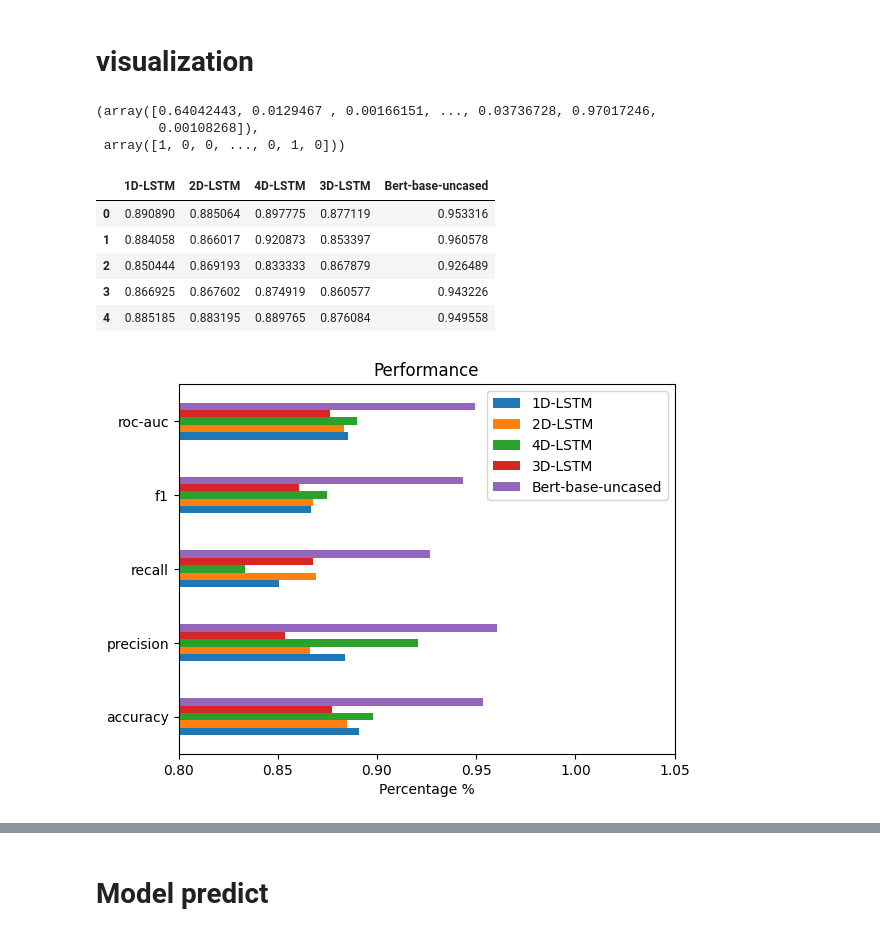
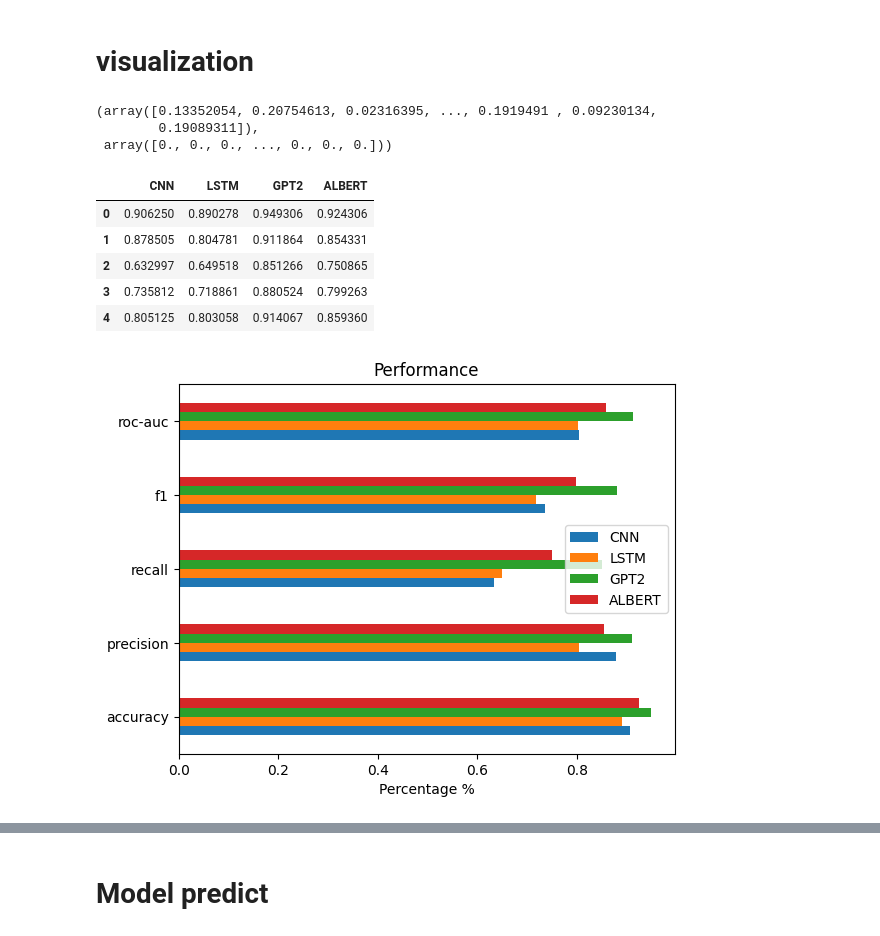
Before and after one commit to RedBatProject/Works, a Jupyter notebook: work_46_rumor.ipynb, the cells around one changed output, grey strips where cells are left out. Saved outputs shown, nothing was run; the diff lists cells and outputs as text; code cells hidden in the pictures.

```diff
--- a/work_46_rumor.ipynb
+++ b/work_46_rumor.ipynb
@@ -1010,10 +1065,10 @@ path = '/content/drive/MyDrive/work 40/results/'
 # %%
-name = 'Albert3'
-dg = pd.read_csv(f'{path}{name}.csv')
+name = 'ALBERT'
+dg = pd.read_csv(f'/content/drive/MyDrive/work 46/Albert23.csv')
 yp,yt = dg['predicted'].to_numpy(),dg['real'].to_numpy()
 yp,yt
 # %% [output]
-(array([0.64042443, 0.0129467 , 0.00166151, ..., 0.03736728, 0.97017246,
-        0.00108268]),
- array([1, 0, 0, ..., 0, 1, 0]))
+(array([0.13352054, 0.20754613, 0.02316395, ..., 0.1919491 , 0.09230134,
+        0.19089311]),
+ array([0., 0., 0., ..., 0., 0., 0.]))
 # %%
@@ -1028,21 +1083,22 @@ y_test, y_pred = yt,yp
 k[f'{name}'] = [accuracy_score(y_test, y_pred),precision_score(y_test, y_pred),recall_score(y_test, y_pred),f1_score(y_test, y_pred),roc_auc_score(y_test, y_pred)]
 k
 # %% [output]
-|  | 1D-LSTM | 2D-LSTM | 4D-LSTM | 3D-LSTM | Bert-base-uncased |
-| 0 | 0.890890 | 0.885064 | 0.897775 | 0.877119 | 0.953316 |
-| 1 | 0.884058 | 0.866017 | 0.920873 | 0.853397 | 0.960578 |
-| 2 | 0.850444 | 0.869193 | 0.833333 | 0.867879 | 0.926489 |
-| 3 | 0.866925 | 0.867602 | 0.874919 | 0.860577 | 0.943226 |
-| 4 | 0.885185 | 0.883195 | 0.889765 | 0.876084 | 0.949558 |
+|  | CNN | LSTM | GPT2 | ALBERT |
+| 0 | 0.906250 | 0.890278 | 0.949306 | 0.924306 |
+| 1 | 0.878505 | 0.804781 | 0.911864 | 0.854331 |
+| 2 | 0.632997 | 0.649518 | 0.851266 | 0.750865 |
+| 3 | 0.735812 | 0.718861 | 0.880524 | 0.799263 |
+| 4 | 0.805125 | 0.803058 | 0.914067 | 0.859360 |
 # %%
 k.to_csv(f'{path}performance.csv')
 # %%
 k.index = ['accuracy','precision','recall','f1','roc-auc']
 # %%
 k.plot(kind='barh')
-plt.xlim(0.8,1.05)
+name = 'Performance'
+# plt.xlim(0.8,1.05)
 plt.xlabel('Percentage %')
 plt.title('Performance')
 plt.savefig(f'{path}{name}.png',bbox_inches='tight')
 # %% [output]
-[figure, old version]
+[figure, new version]
```
Also changed, not shown: parts of 56 cells of this notebook.
